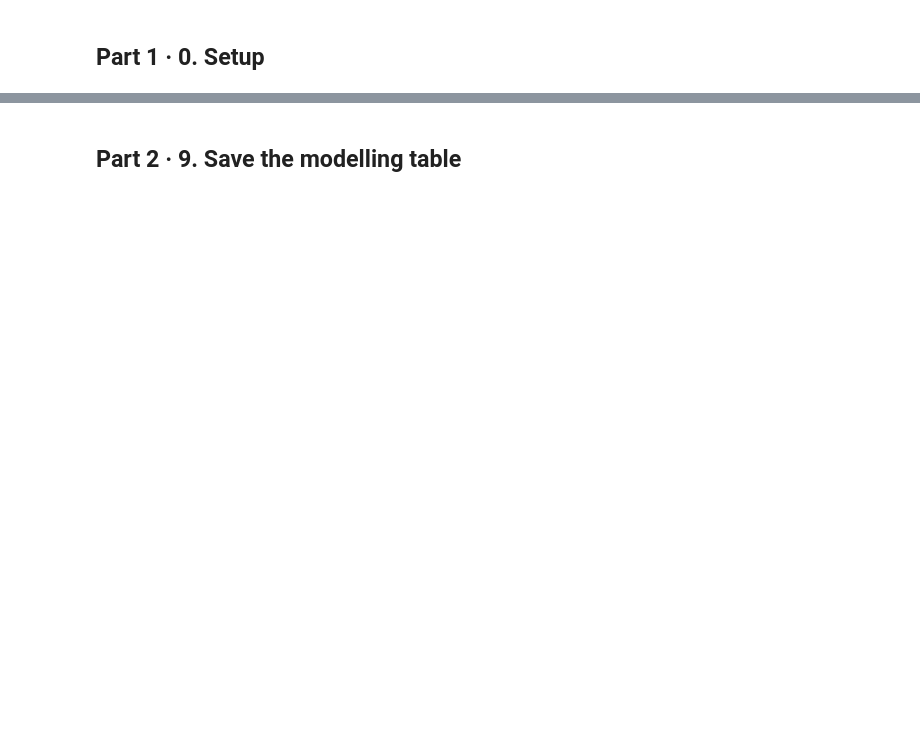
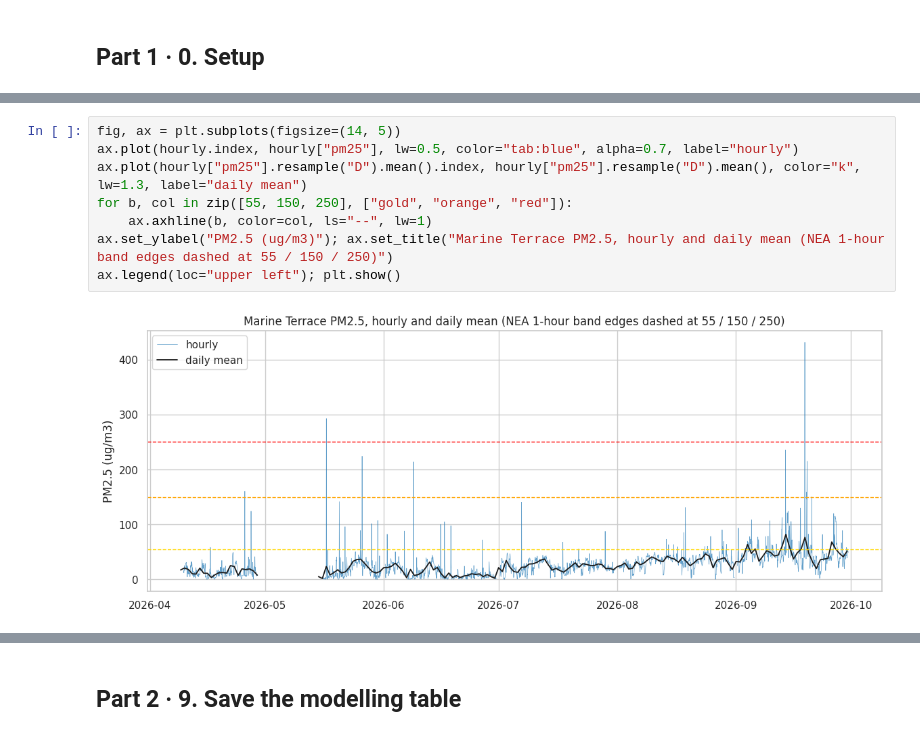
Before and after one commit to ZaField/Transboundary-Haze-Forecasting, a Jupyter notebook: Transboundary_Haze_Forecasting.ipynb, the cells around one changed output, grey strips where cells are left out. Drawn from its saved outputs; the diff is of its cells as text; blank space fills up the shorter version.

```diff
--- a/Transboundary_Haze_Forecasting.ipynb
+++ b/Transboundary_Haze_Forecasting.ipynb
@@ -993,0 +293,10 @@ display(pd.DataFrame(rows_out).round(1).pivot_table(index=["horizon", "baseline"
+# %%
+fig, ax = plt.subplots(figsize=(14, 5))
+ax.plot(hourly.index, hourly["pm25"], lw=0.5, color="tab:blue", alpha=0.7, label="hourly")
+ax.plot(hourly["pm25"].resample("D").mean().index, hourly["pm25"].resample("D").mean(), color="k", lw=1.3, label="daily mean")
+for b, col in zip([55, 150, 250], ["gold", "orange", "red"]):
+    ax.axhline(b, color=col, ls="--", lw=1)
+ax.set_ylabel("PM2.5 (ug/m3)"); ax.set_title("Marine Terrace PM2.5, hourly and daily mean (NEA 1-hour band edges dashed at 55 / 150 / 250)")
+ax.legend(loc="upper left"); plt.show()
+# %% [output]
+[figure, added]
```
Also changed, not shown: parts of 156 cells of this notebook.
